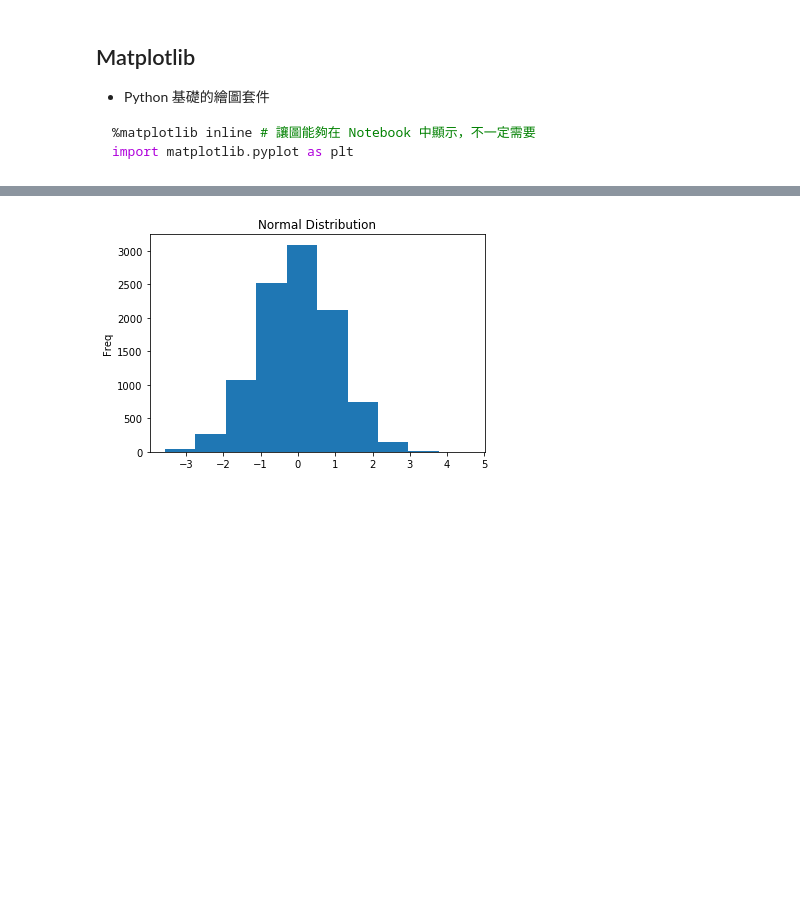
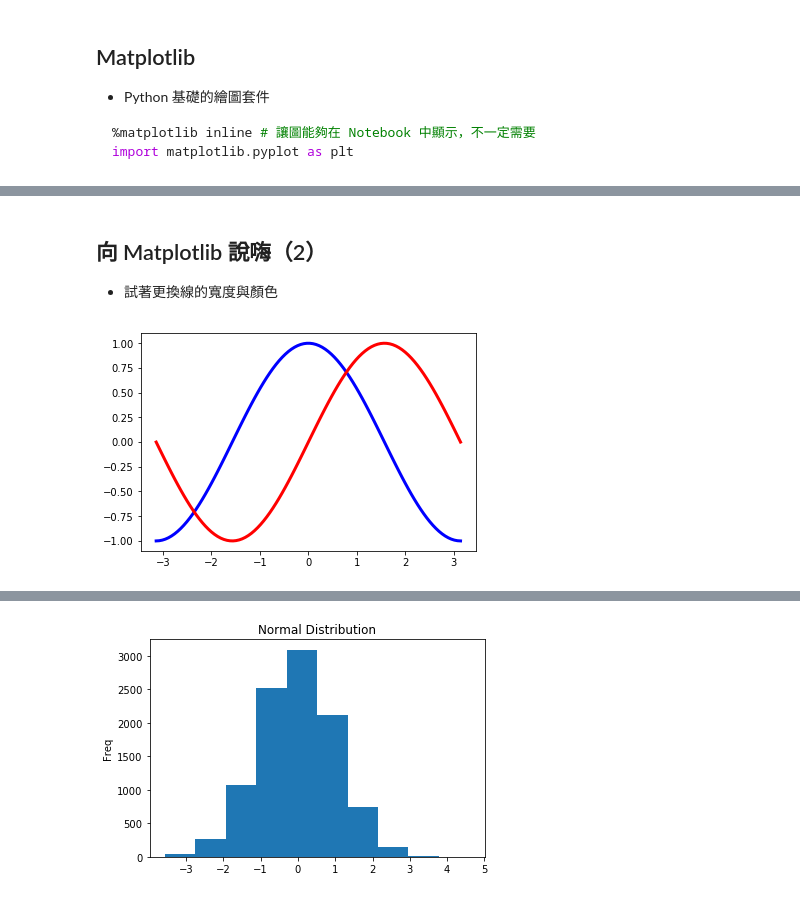
Before and after one commit to yaojenkuo/python_4_ds, a Jupyter notebook: ch10.ipynb, the cells around one changed output, grey strips where cells are left out. Saved outputs shown, nothing was run; the diff lists cells and outputs as text; code cells hidden in the pictures; blank space fills up the shorter version.

```diff
--- a/ch10.ipynb
+++ b/ch10.ipynb
@@ -20,0 +47,20 @@ import matplotlib.pyplot as plt
+# %% [markdown]
+## 向 Matplotlib 說嗨（2）
+
+- 試著更換線的寬度與顏色
+# %%
+import numpy as np
+import matplotlib.pyplot as plt
+
+# 建立 data
+x = np.linspace(-np.pi, np.pi, 100)
+cos_x, sin_x = np.cos(x), np.sin(x)
+
+# 作圖
+plt.plot(x, cos_x, color = "blue", linewidth = 3, linestyle = "-")
+plt.plot(x, sin_x, color = "red", linewidth = 3, linestyle = "-")
+
+# 顯示
+plt.show()
+# %% [output]
+[figure, added]
```
Also changed, not shown: parts of 54 cells of this notebook, 1 other file.
